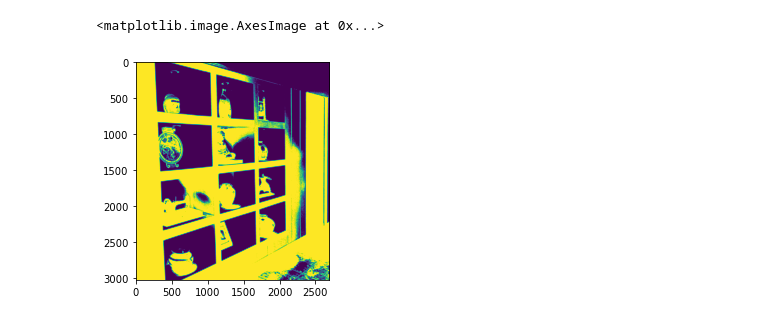
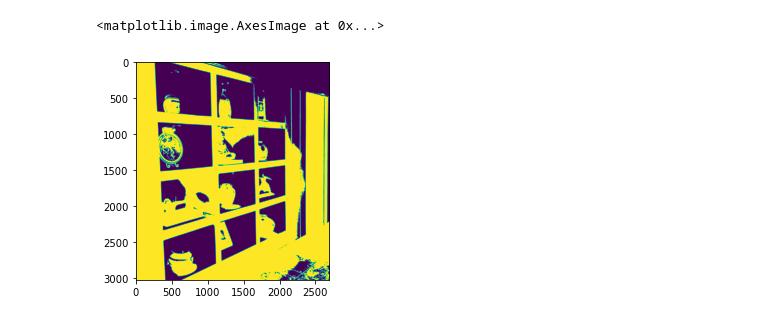
Before and after one commit to osyun0101/python_sample, a Jupyter notebook: Untitled9.ipynb, the cells around one changed output. Cells and saved outputs as stored; diff of their text form; code cells hidden in the pictures.

```diff
--- a/Untitled9.ipynb
+++ b/Untitled9.ipynb
@@ -1,17 +1,15 @@
 # %%
 import cv2
 import matplotlib.pyplot as plt
 
 img = cv2.imread("tana.jpg")
 h,w = img.shape[:2]
 
 img = img[0:h, w//3:w]
 
 img_g = cv2.cvtColor(img, cv2.COLOR_BGR2GRAY)
-img_g = cv2.GaussianBlur(img_g, (1,1),0)
+img_g = cv2.GaussianBlur(img_g, (7,7),0)
 img_g = cv2.threshold(img_g, 140, 255, cv2.THRESH_BINARY_INV)[1]
-
-plt.imshow(img_g)
 # %% [output]
 <matplotlib.image.AxesImage at 0x...>
-[figure, old version]
+[figure, new version]
```
Also changed, not shown: 1 other file.
